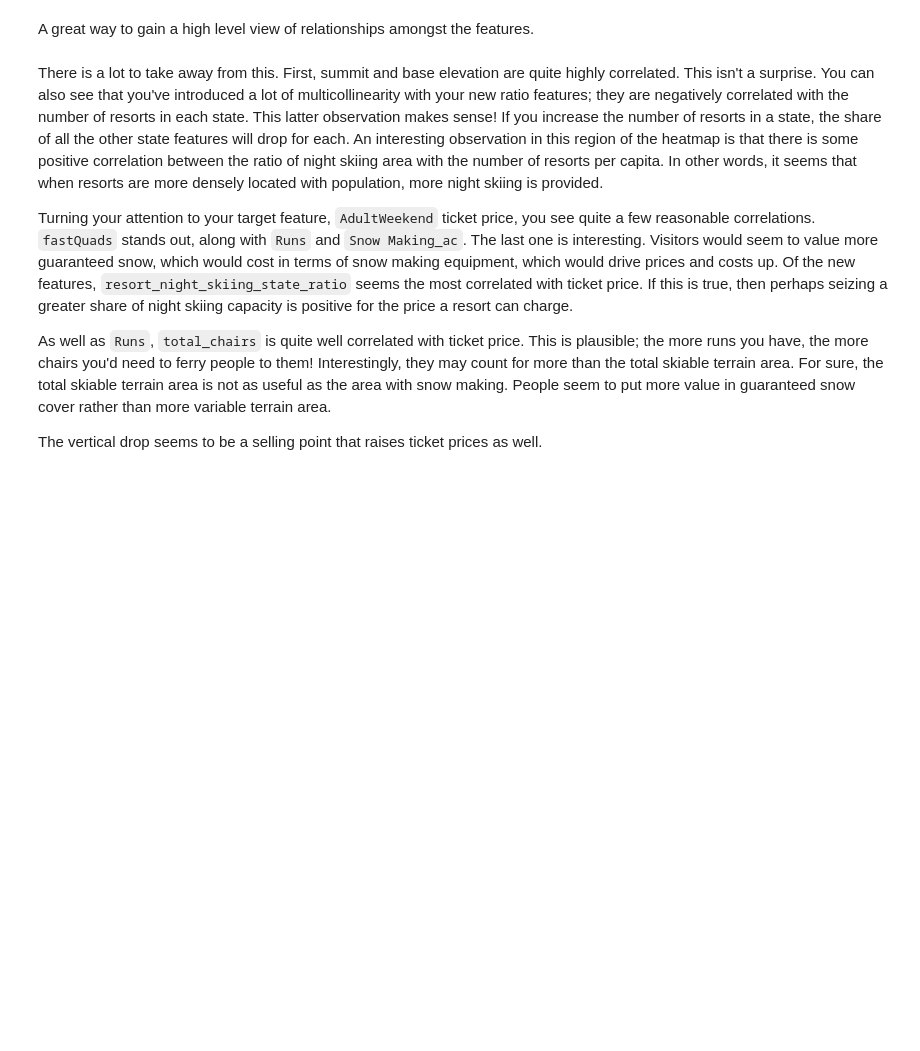
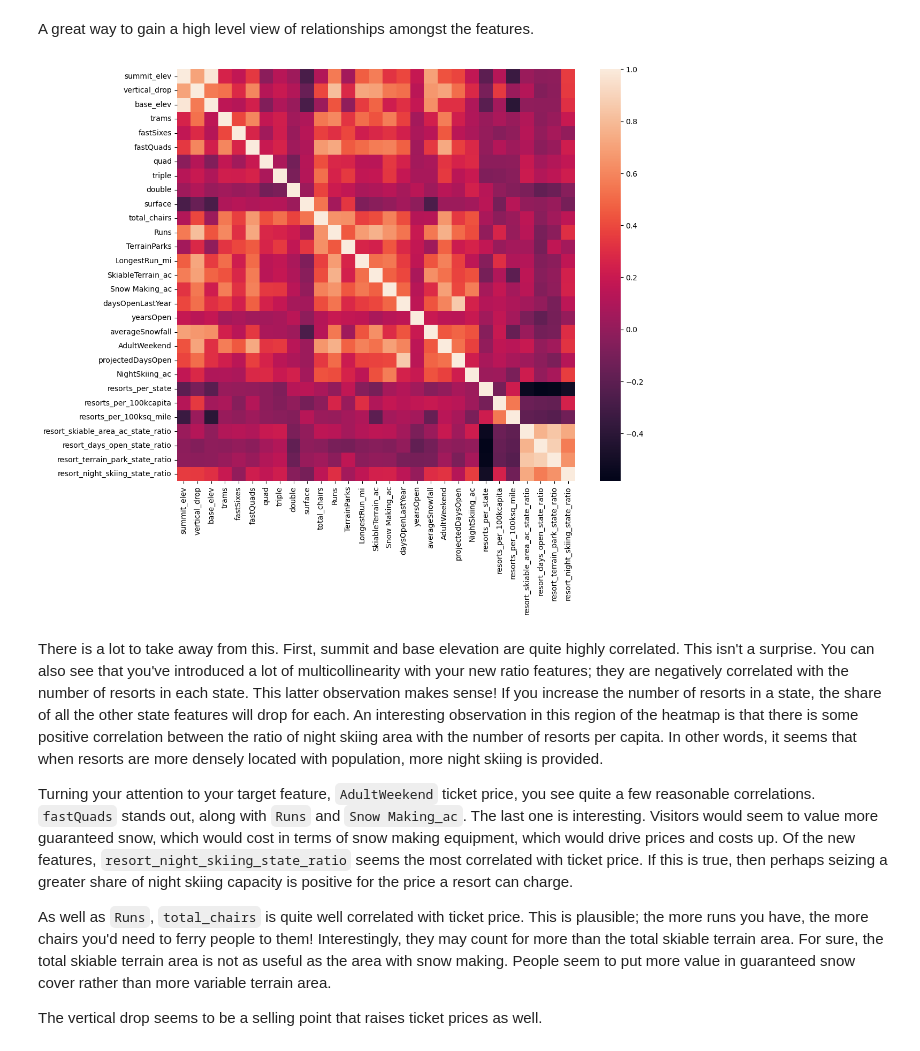
Before and after one commit to npandey472/DataScienceGuidedCapstone, a Jupyter notebook: Notebooks/03_exploratory_data_analysis.ipynb, the cells around one changed output. Cells and saved outputs as stored; diff of their text form; code cells hidden in the pictures; blank space fills up the shorter version.

```diff
--- a/Notebooks/03_exploratory_data_analysis.ipynb
+++ b/Notebooks/03_exploratory_data_analysis.ipynb
@@ -758,9 +779,15 @@ A great way to gain a high level view of relationships amongst the features.
 # %%
 #Code task 12#
 #Show a seaborn heatmap of correlations in ski_data
 #Hint: call pandas' `corr()` method on `ski_data` and pass that into `sns.heatmap`
+
+# Select only numeric columns for correlation calculation
+numeric_columns = ski_data.select_dtypes(include=['int64', 'float64'])
+
 plt.subplots(figsize=(12,10))
-sns.___(ski_data.___);
+sns.heatmap(numeric_columns.corr());
+# %% [output]
+[figure, added]
 # %% [markdown]
 There is a lot to take away from this. First, summit and base elevation are quite highly correlated. This isn't a surprise. You can also see that you've introduced a lot of multicollinearity with your new ratio features; they are negatively correlated with the number of resorts in each state. This latter observation makes sense! If you increase the number of resorts in a state, the share of all the other state features will drop for each. An interesting observation in this region of the heatmap is that there is some positive correlation between the ratio of night skiing area with the number of resorts per capita. In other words, it seems that when resorts are more densely located with population, more night skiing is provided.
 
```
Also changed, not shown: parts of 11 cells of this notebook, 1 other file.
